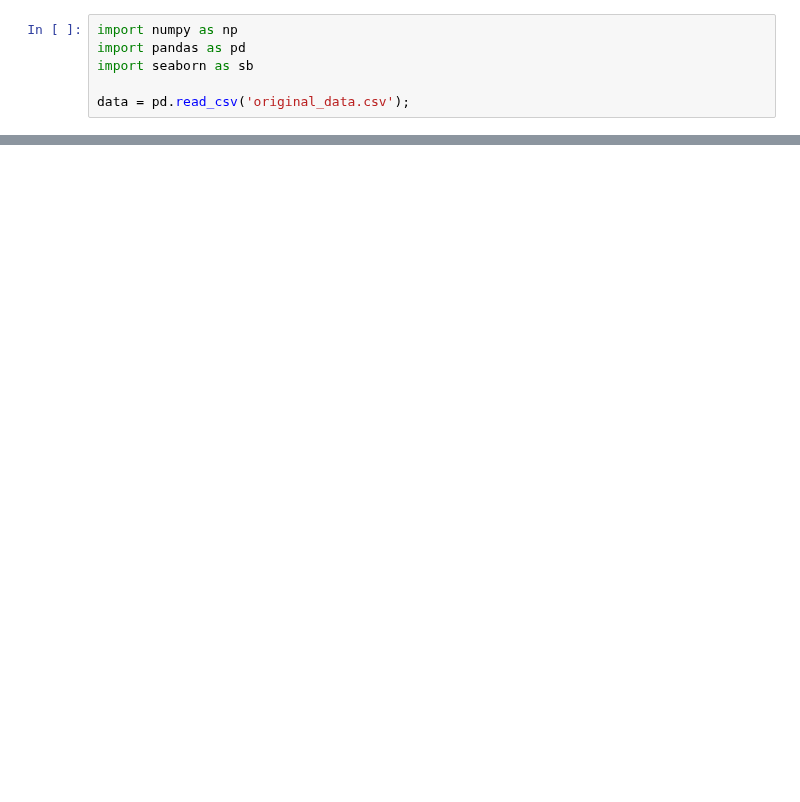
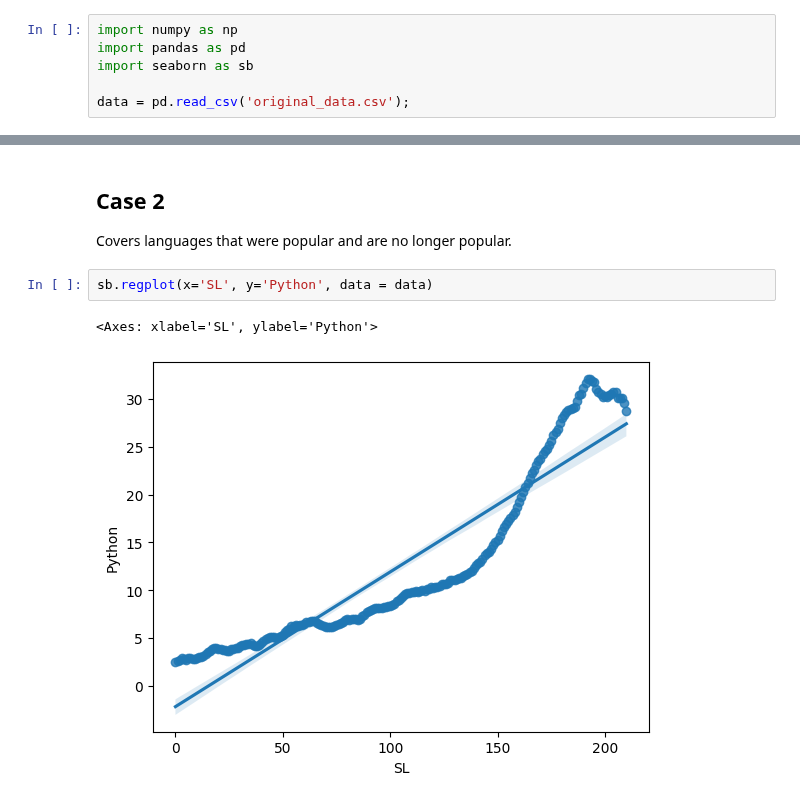
Before and after one commit to 0thorderlogic/smalldata, a Jupyter notebook: main.ipynb, the cells around one changed output, grey strips where cells are left out. Saved outputs shown, nothing was run; the diff lists cells and outputs as text; blank space fills up the shorter version.

```diff
--- a/main.ipynb
+++ b/main.ipynb
@@ -47,0 +52,9 @@ data.ruby = data.sort_values('Ruby')
+# %% [markdown]
+## Case 2
+
+Covers languages that were popular and are no longer popular.
+# %%
+sb.regplot(x='SL', y='Python', data = data)
+# %% [output]
+<Axes: xlabel='SL', ylabel='Python'>
+[figure, new version]
```
Also changed, not shown: parts of 10 cells of this notebook, 3 other files.
